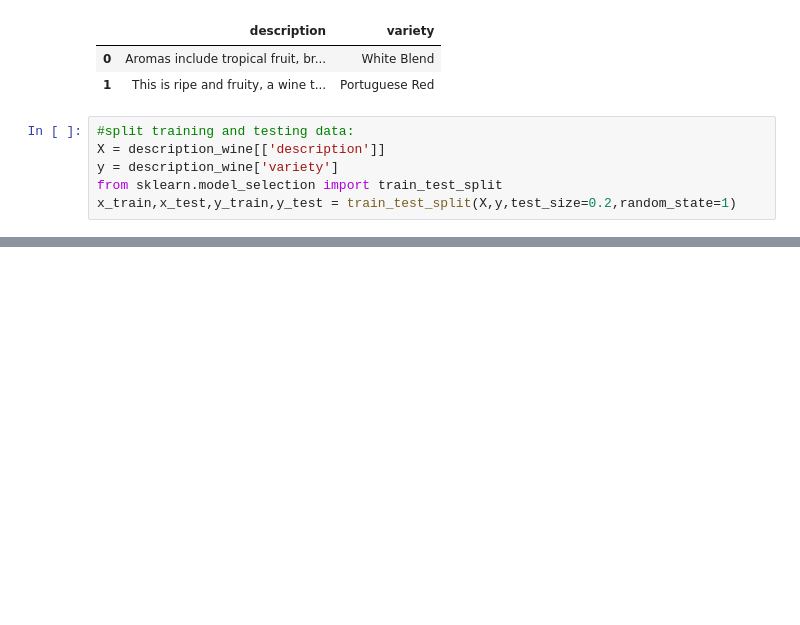
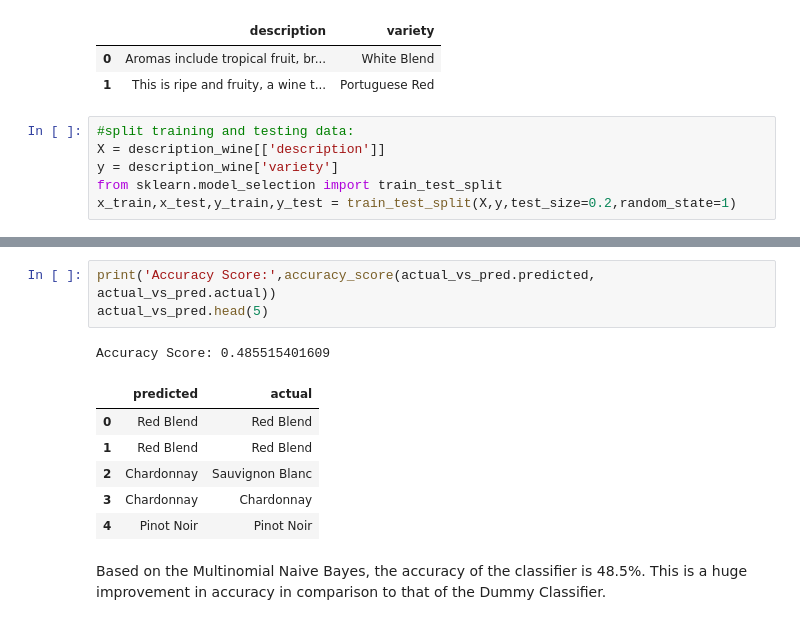
Before and after one commit to nt2462/Springboard---Capstone-Project-2, a Jupyter notebook: Capstone Project 2.ipynb, the cells around one changed output, grey strips where cells are left out. Saved outputs shown, nothing was run; the diff lists cells and outputs as text; blank space fills up the shorter version.

```diff
--- a/Capstone Project 2.ipynb
+++ b/Capstone Project 2.ipynb
@@ -492,0 +455,13 @@ Accuracy Score: 0.611729398524
+# %%
+print('Accuracy Score:',accuracy_score(actual_vs_pred.predicted, actual_vs_pred.actual))
+actual_vs_pred.head(5)
+# %% [output]
+Accuracy Score: 0.485515401609
+|  | predicted | actual |
+| 0 | Red Blend | Red Blend |
+| 1 | Red Blend | Red Blend |
+| 2 | Chardonnay | Sauvignon Blanc |
+| 3 | Chardonnay | Chardonnay |
+| 4 | Pinot Noir | Pinot Noir |
+# %% [markdown]
+Based on the Multinomial Naive Bayes, the accuracy of the classifier is 48.5%. This is a huge improvement in accuracy in comparison to that of the Dummy Classifier.
```
Also changed, not shown: parts of 59 cells of this notebook.
